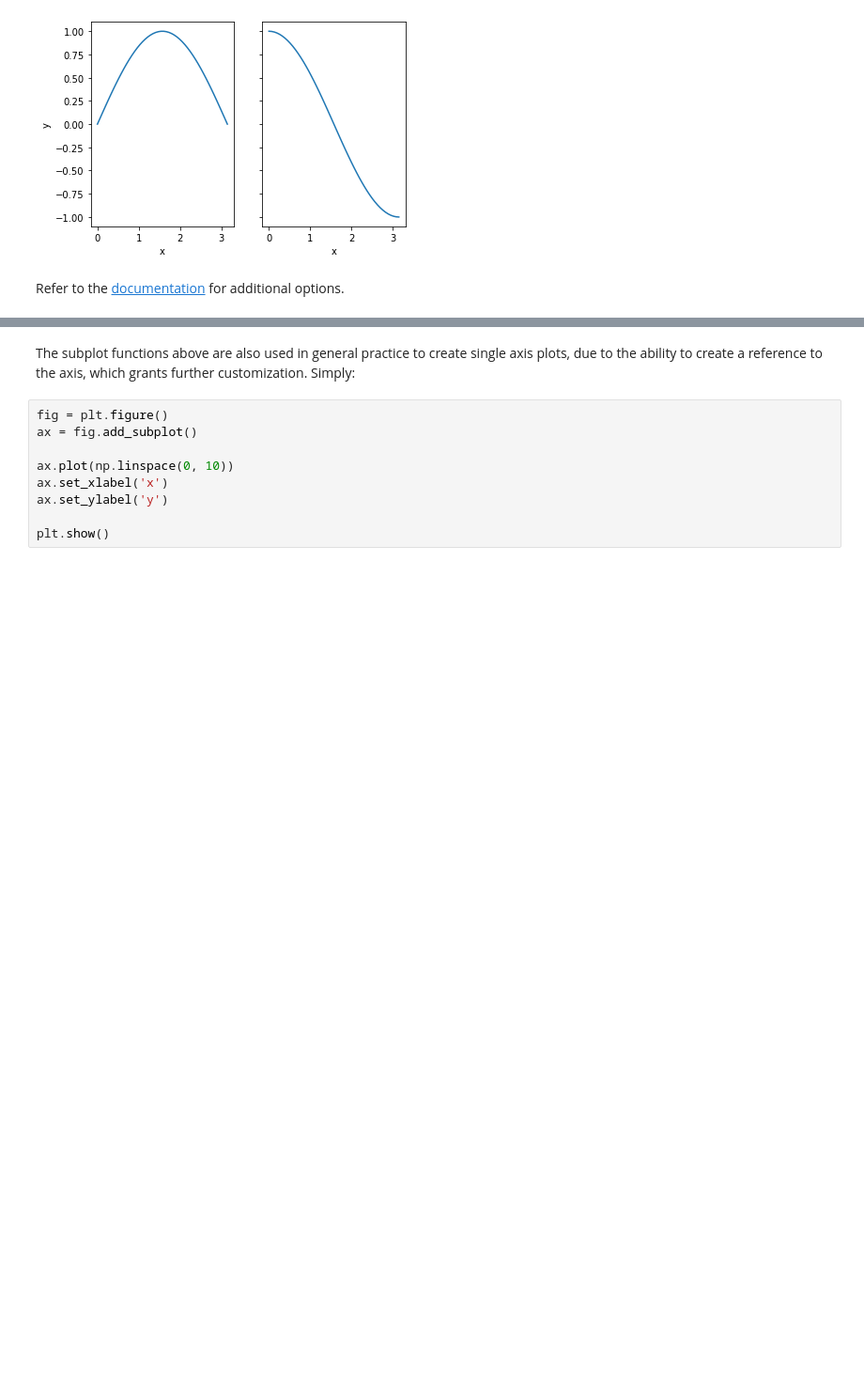
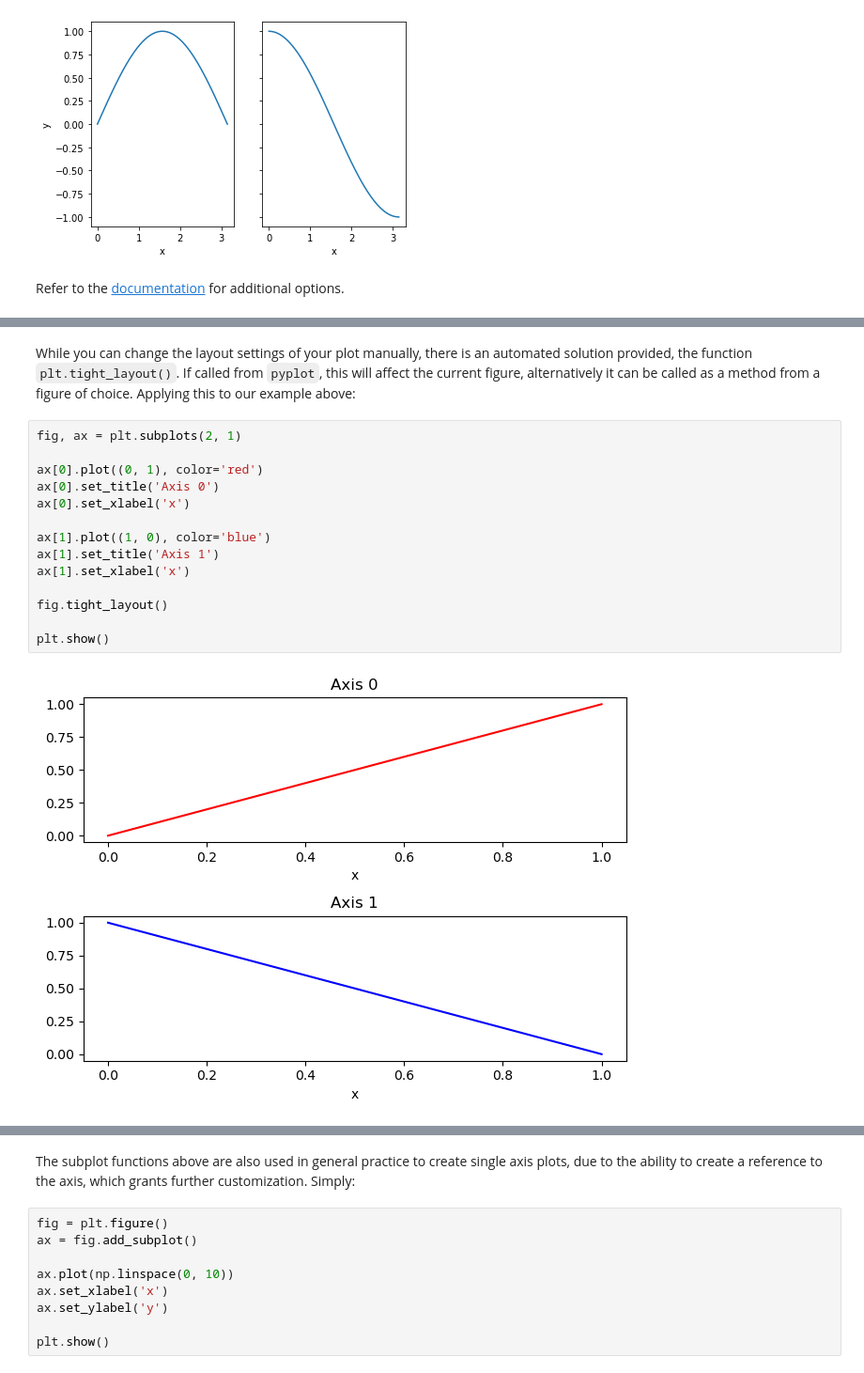
Before and after one commit to maystey/uct-nassp-cm, a Jupyter notebook: book/content/03-scientific-packages/02-matplotlib/02-subplots.ipynb, the cells around one changed output, grey strips where cells are left out. Shown at 94% size. Drawn from its saved outputs; the diff is of its cells as text; blank space fills up the shorter version.

```diff
--- a/book/content/03-scientific-packages/02-matplotlib/02-subplots.ipynb
+++ b/book/content/03-scientific-packages/02-matplotlib/02-subplots.ipynb
@@ -92,0 +147,18 @@ Refer to the [documentation](https://matplotlib.org/3.2.1/api/_as_gen/matplotlib
+# %% [markdown]
+While you can change the layout settings of your plot manually, there is an automated solution provided, the function `plt.tight_layout()`. If called from `pyplot`, this will affect the current figure, alternatively it can be called as a method from a figure of choice. Applying this to our example above:
+# %%
+fig, ax = plt.subplots(2, 1)
+
+ax[0].plot((0, 1), color='red')
+ax[0].set_title('Axis 0')
+ax[0].set_xlabel('x')
+
+ax[1].plot((1, 0), color='blue')
+ax[1].set_title('Axis 1')
+ax[1].set_xlabel('x')
+
+fig.tight_layout()
+
+plt.show()
+# %% [output]
+[figure, added]
```
Also changed, not shown: parts of 17 cells of this notebook, 8 other files.
